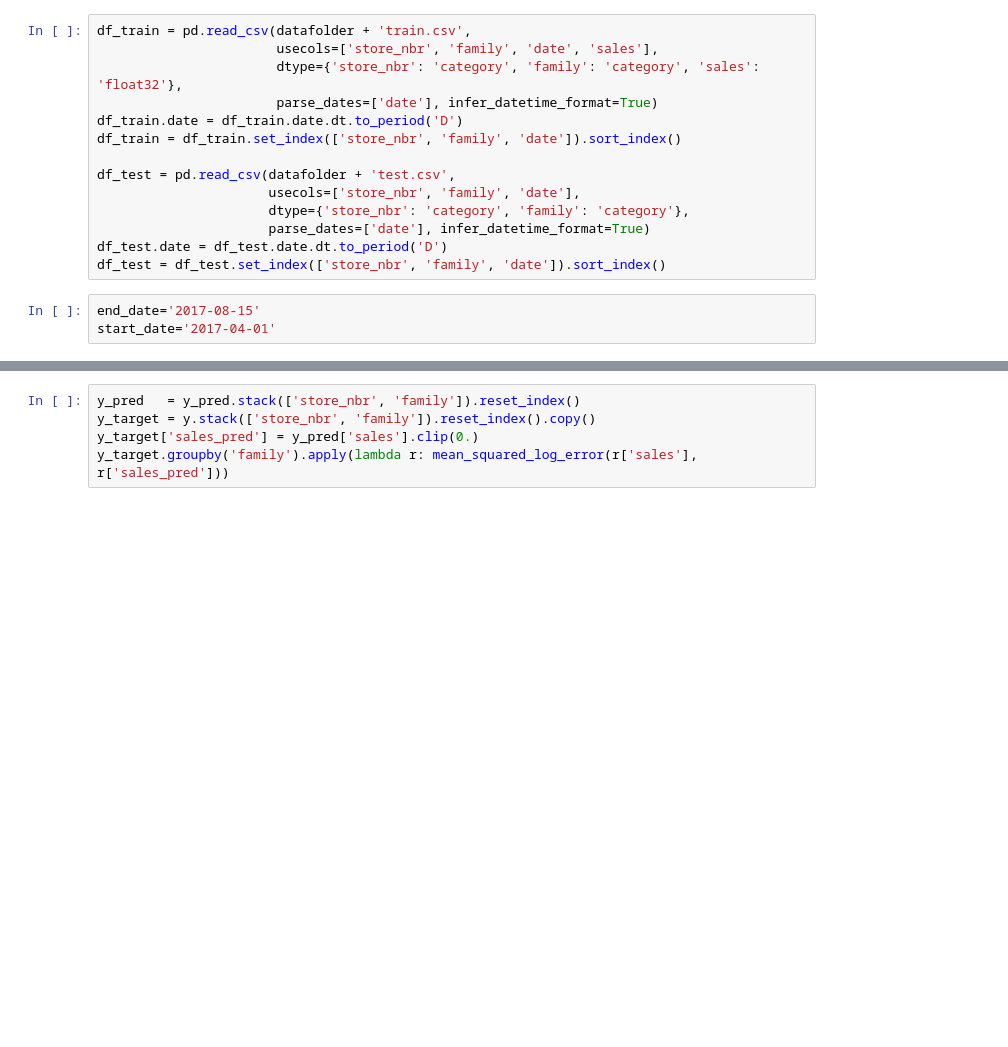
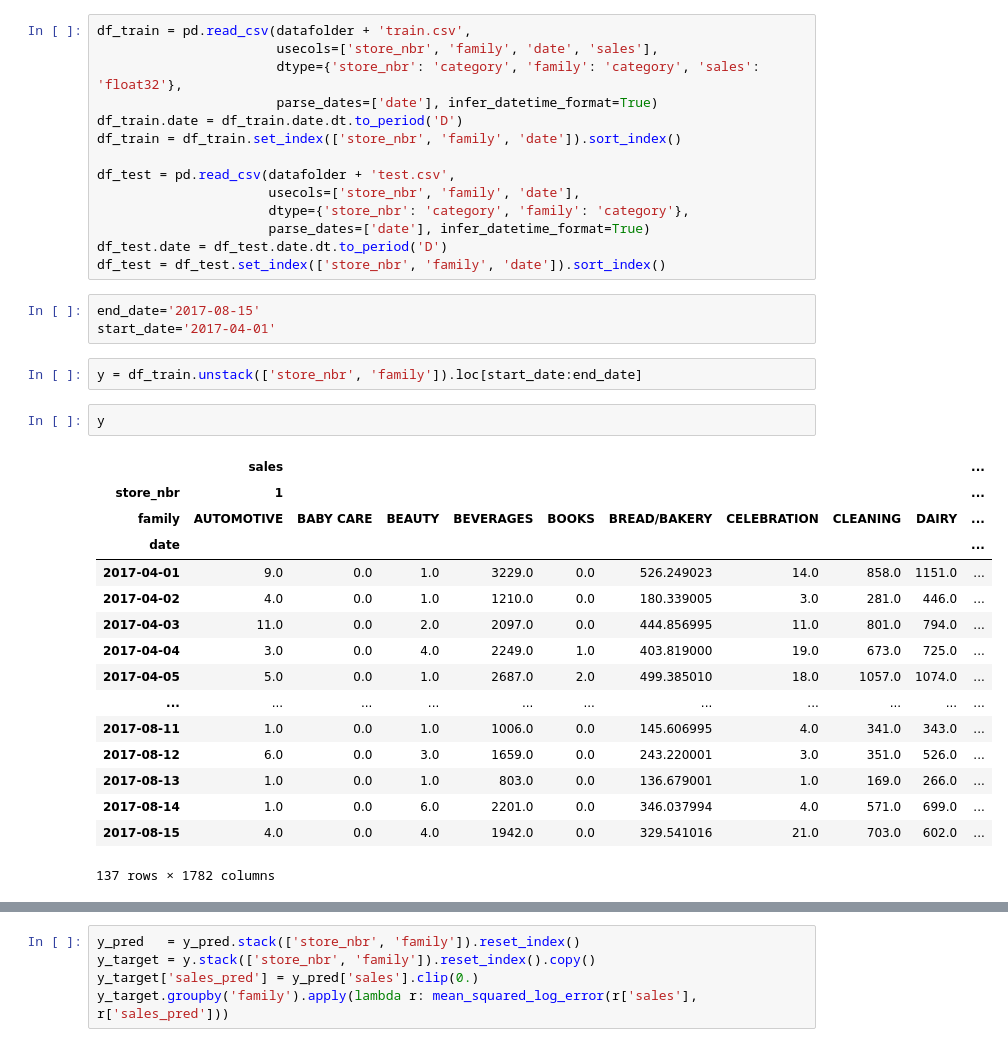
Before and after one commit to safersephy/ML-practice-2021, a Jupyter notebook: TS/TS EXAMPLE.ipynb, the cells around one changed output, grey strips where cells are left out. Cells and saved outputs as stored; diff of their text form; blank space fills up the shorter version.

```diff
--- a/TS/TS EXAMPLE.ipynb
+++ b/TS/TS EXAMPLE.ipynb
@@ -75,4 +75,25 @@ df_test = df_test.set_index(['store_nbr', 'family', 'date']).sort_index()
 # %%
 end_date='2017-08-15'
 start_date='2017-04-01'
+# %%
+y = df_train.unstack(['store_nbr', 'family']).loc[start_date:end_date]
+# %%
+y
+# %% [output]
+|  | sales |  |  |  |  |  |  |  |  | ... |
+| store_nbr | 1 |  |  |  |  |  |  |  |  | ... |
+| family | AUTOMOTIVE | BABY CARE | BEAUTY | BEVERAGES | BOOKS | BREAD/BAKERY | CELEBRATION | CLEANING | DAIRY | ... |
+| date |  |  |  |  |  |  |  |  |  | ... |
+| 2017-04-01 | 9.0 | 0.0 | 1.0 | 3229.0 | 0.0 | 526.249023 | 14.0 | 858.0 | 1151.0 | ... |
+| 2017-04-02 | 4.0 | 0.0 | 1.0 | 1210.0 | 0.0 | 180.339005 | 3.0 | 281.0 | 446.0 | ... |
+| 2017-04-03 | 11.0 | 0.0 | 2.0 | 2097.0 | 0.0 | 444.856995 | 11.0 | 801.0 | 794.0 | ... |
+| 2017-04-04 | 3.0 | 0.0 | 4.0 | 2249.0 | 1.0 | 403.819000 | 19.0 | 673.0 | 725.0 | ... |
+| 2017-04-05 | 5.0 | 0.0 | 1.0 | 2687.0 | 2.0 | 499.385010 | 18.0 | 1057.0 | 1074.0 | ... |
+| ... | ... | ... | ... | ... | ... | ... | ... | ... | ... | ... |
+| 2017-08-11 | 1.0 | 0.0 | 1.0 | 1006.0 | 0.0 | 145.606995 | 4.0 | 341.0 | 343.0 | ... |
+| 2017-08-12 | 6.0 | 0.0 | 3.0 | 1659.0 | 0.0 | 243.220001 | 3.0 | 351.0 | 526.0 | ... |
+| 2017-08-13 | 1.0 | 0.0 | 1.0 | 803.0 | 0.0 | 136.679001 | 1.0 | 169.0 | 266.0 | ... |
+| 2017-08-14 | 1.0 | 0.0 | 6.0 | 2201.0 | 0.0 | 346.037994 | 4.0 | 571.0 | 699.0 | ... |
+| 2017-08-15 | 4.0 | 0.0 | 4.0 | 1942.0 | 0.0 | 329.541016 | 21.0 | 703.0 | 602.0 | ... |
+137 rows × 1782 columns
 # %%
```
Also changed, not shown: parts of 6 cells of this notebook, 22 other files.
